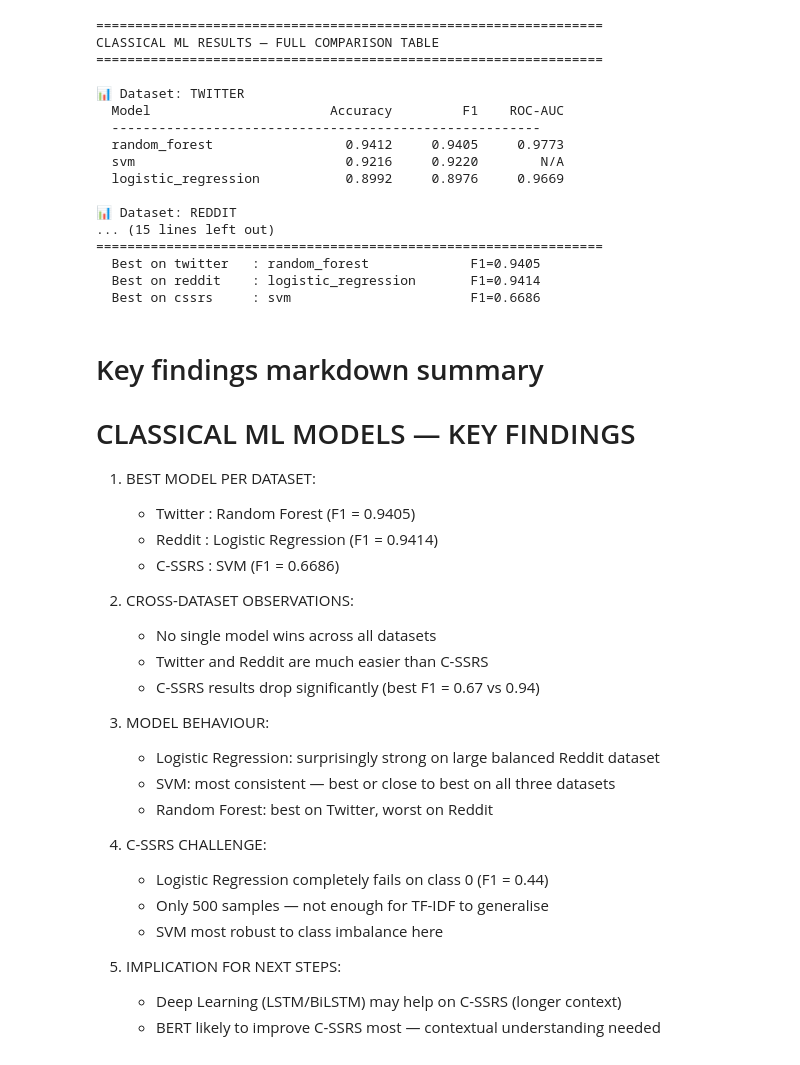
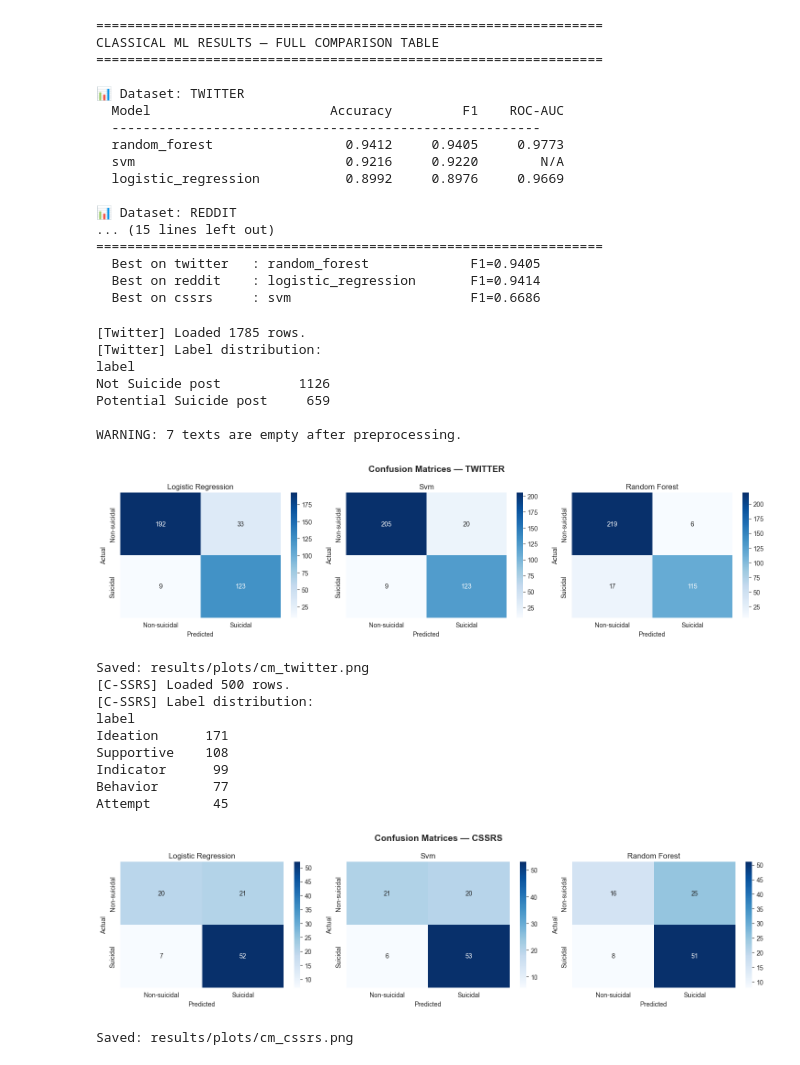
Before and after one commit to alinaerkul/suicidality-nlp, a Jupyter notebook: notebooks/02_ml_results.ipynb, the cells around one changed output. Cells and saved outputs as stored; diff of their text form; code cells hidden in the pictures.

Commit message:
Add confusion matrices and class_weight balanced fix

```diff
--- a/notebooks/02_ml_results.ipynb
+++ b/notebooks/02_ml_results.ipynb
@@ -151,32 +151,3 @@ CLASSICAL ML RESULTS — FULL COMPARISON TABLE
   Best on twitter   : random_forest             F1=0.9405
   Best on reddit    : logistic_regression       F1=0.9414
   Best on cssrs     : svm                       F1=0.6686
-# %% [markdown]
-# Key findings markdown summary
-
-CLASSICAL ML MODELS — KEY FINDINGS
-====================================
-
-1. BEST MODEL PER DATASET:
-   - Twitter : Random Forest  (F1 = 0.9405)
-   - Reddit  : Logistic Regression (F1 = 0.9414)
-   - C-SSRS  : SVM (F1 = 0.6686)
-
-2. CROSS-DATASET OBSERVATIONS:
-   - No single model wins across all datasets
-   - Twitter and Reddit are much easier than C-SSRS
-   - C-SSRS results drop significantly (best F1 = 0.67 vs 0.94)
-
-3. MODEL BEHAVIOUR:
-   - Logistic Regression: surprisingly strong on large balanced Reddit dataset
-   - SVM: most consistent — best or close to best on all three datasets
-   - Random Forest: best on Twitter, worst on Reddit
-
-4. C-SSRS CHALLENGE:
-   - Logistic Regression completely fails on class 0 (F1 = 0.44)
-   - Only 500 samples — not enough for TF-IDF to generalise
-   - SVM most robust to class imbalance here
-
-5. IMPLICATION FOR NEXT STEPS:
-   - Deep Learning (LSTM/BiLSTM) may help on C-SSRS (longer context)
-   - BERT likely to improve C-SSRS most — contextual understanding needed
@@ -182,0 +208,31 @@ CLASSICAL ML MODELS — KEY FINDINGS
+# %%
+# ── Twitter ────────────────────────────────────────────────────────
+df_tw = load_twitter('data/raw/Suicide_Ideation_DatasetTwitterbased.csv')
+df_tw = apply_binary_mapping(df_tw, 'twitter')
+df_tw['label'] = df_tw['label'].str.strip()
+plot_confusion_matrices('twitter', df_tw['text'], df_tw['binary_label'])
+
+# ── C-SSRS ─────────────────────────────────────────────────────────
+df_cs = load_cssrs('data/raw/500_Reddit_users_posts_labels.csv')
+df_cs = apply_binary_mapping(df_cs, 'cssrs')
+plot_confusion_matrices('cssrs', df_cs['text'], df_cs['binary_label'])
+# %% [output]
+[Twitter] Loaded 1785 rows.
+[Twitter] Label distribution:
+label
+Not Suicide post          1126
+Potential Suicide post     659
+
+WARNING: 7 texts are empty after preprocessing.
+[figure, added]
+Saved: results/plots/cm_twitter.png
+[C-SSRS] Loaded 500 rows.
+[C-SSRS] Label distribution:
+label
+Ideation      171
+Supportive    108
+Indicator      99
+Behavior       77
+Attempt        45
+[figure, added]
+Saved: results/plots/cm_cssrs.png
```
Also changed, not shown: parts of 4 cells of this notebook, 12 other files.
